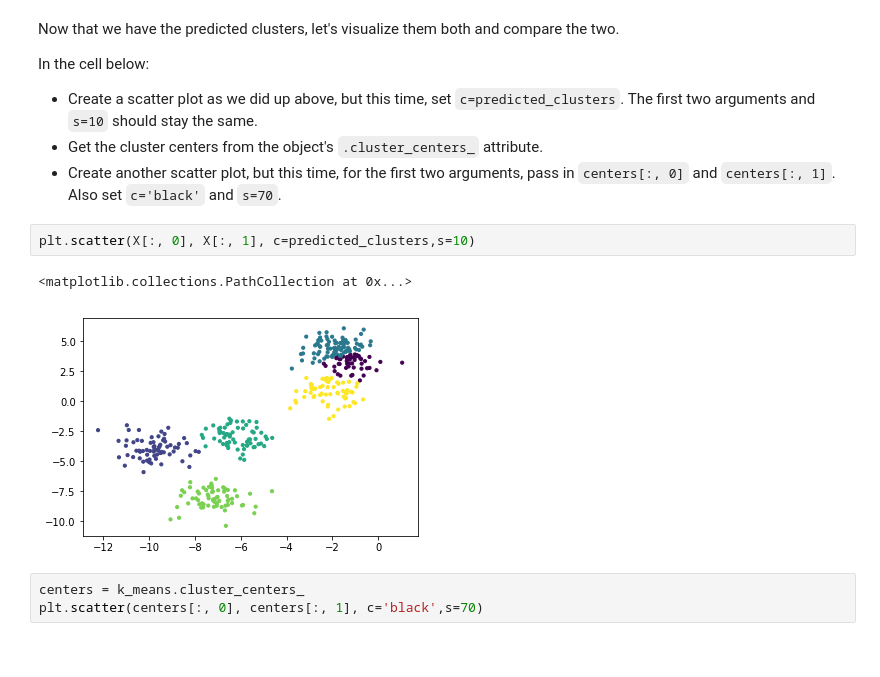
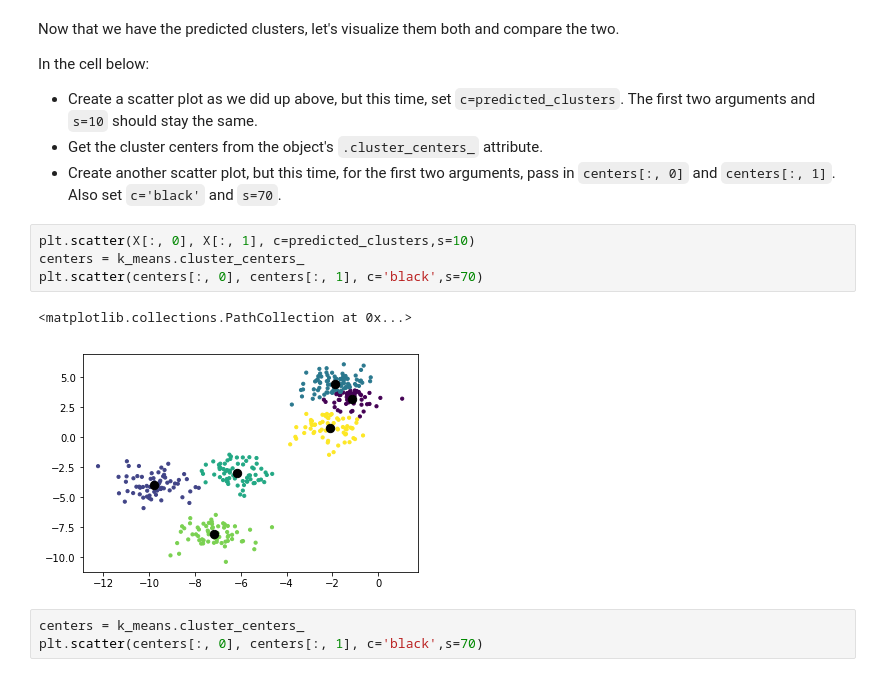
Before and after one commit to as6140/dsc-3-35-04-k-means-clustering-lab-seattle-ds-career-040119, a Jupyter notebook: index.ipynb, the cells around one changed output. Saved outputs shown, nothing was run; the diff lists cells and outputs as text.

```diff
--- a/index.ipynb
+++ b/index.ipynb
@@ -111,9 +111,11 @@ In the cell below:
 * Create another scatter plot, but this time, for the first two arguments, pass in `centers[:, 0]` and `centers[:, 1]`. Also set `c='black'` and `s=70`.
 # %%
 plt.scatter(X[:, 0], X[:, 1], c=predicted_clusters,s=10)
+centers = k_means.cluster_centers_
+plt.scatter(centers[:, 0], centers[:, 1], c='black',s=70)
 # %% [output]
 <matplotlib.collections.PathCollection at 0x...>
-[figure, old version]
+[figure, new version]
 # %%
 centers = k_means.cluster_centers_
 plt.scatter(centers[:, 0], centers[:, 1], c='black',s=70)
```
